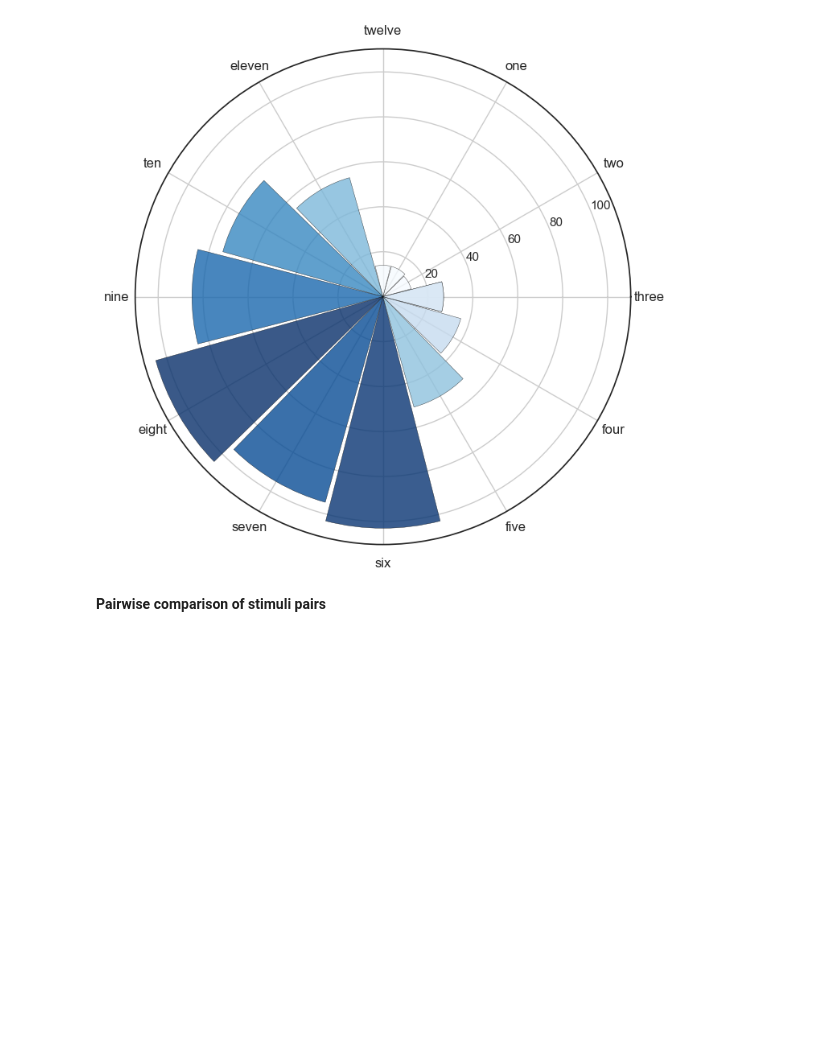
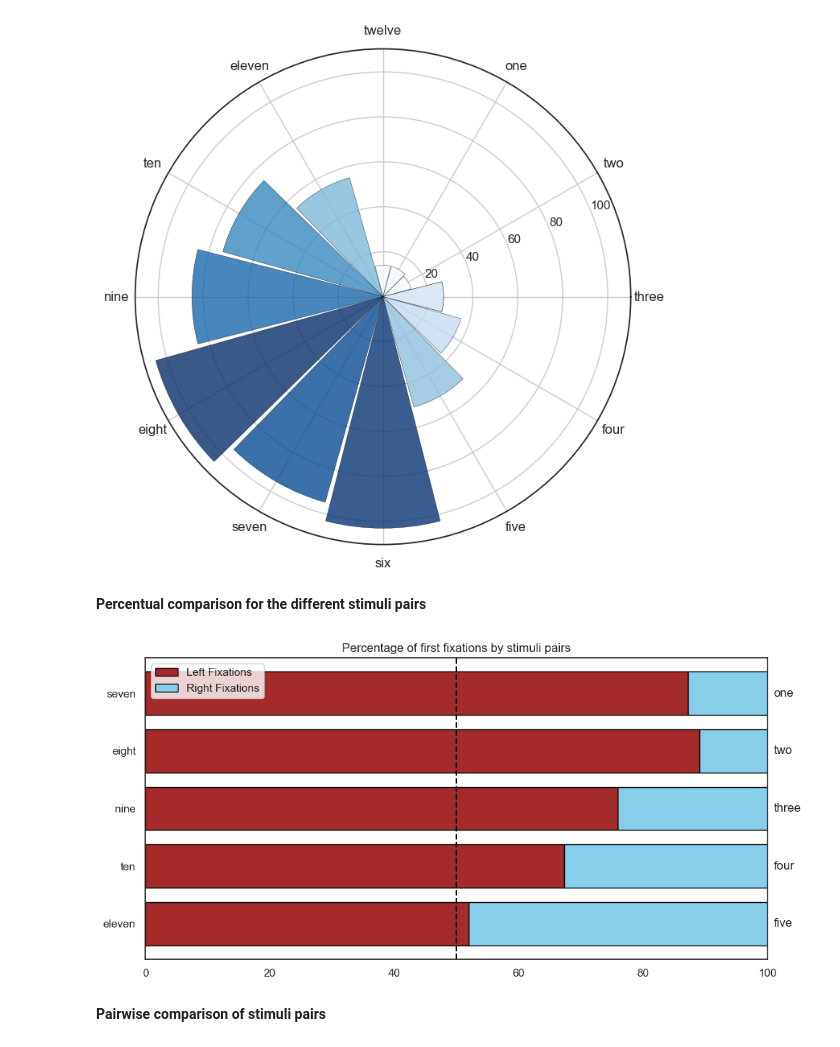
Before and after one commit to PatrickEbner/2024-SoSe_EyeTracking, a Jupyter notebook: scripts/DiagonalBias.ipynb, the cells around one changed output. Drawn from its saved outputs; the diff is of its cells as text; code cells hidden in the pictures; blank space fills up the shorter version.

Commit message:
finished percentual comparison

```diff
--- a/scripts/DiagonalBias.ipynb
+++ b/scripts/DiagonalBias.ipynb
@@ -195,6 +195,66 @@ ax.set_xticklabels(categories, fontsize=12, ha='center')
 plt.show()
 # %% [output]
 [figure]
+# %% [markdown]
+**Percentual comparison for the different stimuli pairs**
+# %%
+pairs = [('seven', 'one'), ('eight', 'two'), ('nine', 'three'), ('ten', 'four'), ('eleven', 'five')]
+
+# Calculte the sum for each pair
+pair_sums = []
+for coord1, coord2 in pairs:
+    count1 = sum_df[sum_df['Coordinate'] == coord1]['Count'].values[0]
+    count2 = sum_df[sum_df['Coordinate'] == coord2]['Count'].values[0]
+    total = count1 + count2
+    pair_sums.append((coord1, coord2, count1 / total, count2 / total))
+
+# Create the plot
+fig, ax = plt.subplots(figsize=(10, 5))
+
+# Reverse the order of the pairs
+pair_sums = pair_sums[::-1]
+
+# Prepare values for the diagram
+left_description = [f'{pairs[4-i][0]}' for i in range(0, len(pair_sums))]
+right_description = [f'{pairs[4-i][1]}' for i in range(0, len(pair_sums))]
+left_fixations = [left for _, _, left, _ in pair_sums]
+right_fixations = [right for _, _, _, right in pair_sums]
+
+# Upgrade values to percent
+left_fixations = [i * 100 for i in left_fixations]
+right_fixations = [i * 100 for i in right_fixations]
+
+
+# Create plot
+bar_width = 0.75
+y = np.arange(len(left_description))
+
+# Create left and right bars
+ax.barh(y, left_fixations, color='brown', height=bar_width, edgecolor='black', label='Left Fixations')
+ax.barh(y, right_fixations, left=left_fixations, color='skyblue', height=bar_width, edgecolor='black', label='Right Fixations')
+
+# Add center line
+ax.axvline(50, color='black', linestyle='--')
+
+# Define labels and titel
+ax.set_yticks(y)
+ax.set_yticklabels(left_description)
+#ax.set_xlabel('Percentage of first fixations to the left | right')
+ax.set_title('Percentage of first fixations by stimuli pairs')
+ax.legend()
+
+# Add right side labels
+for i in range(len(y)):
+    ax.text(101, y[i], right_description[i], va='center')
+
+# Adjust x-axis from 0 to 100
+ax.set_xlim(0, 100)
+
+# Adjust layout and show plot
+plt.tight_layout()
+plt.show()
+# %% [output]
+[figure, added]
 # %% [markdown]
 **Pairwise comparison of stimuli pairs**
 # %%
```
Also changed, not shown: parts of 6 cells of this notebook.
